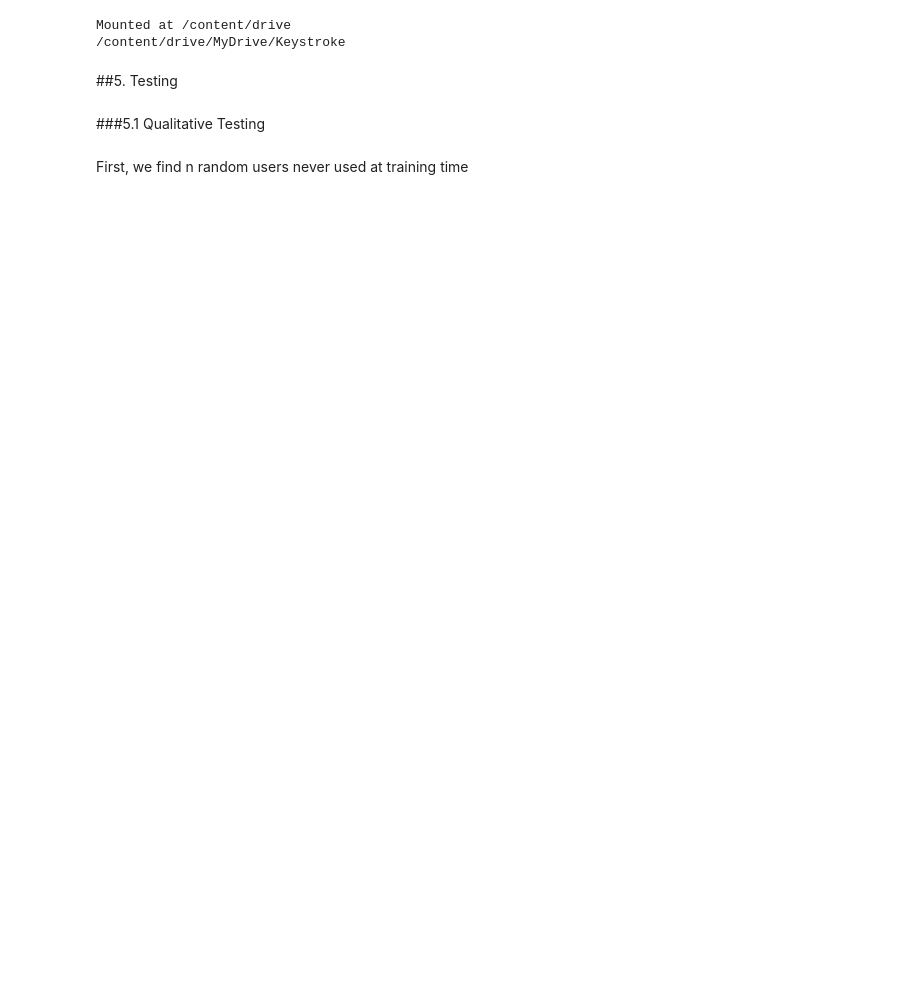
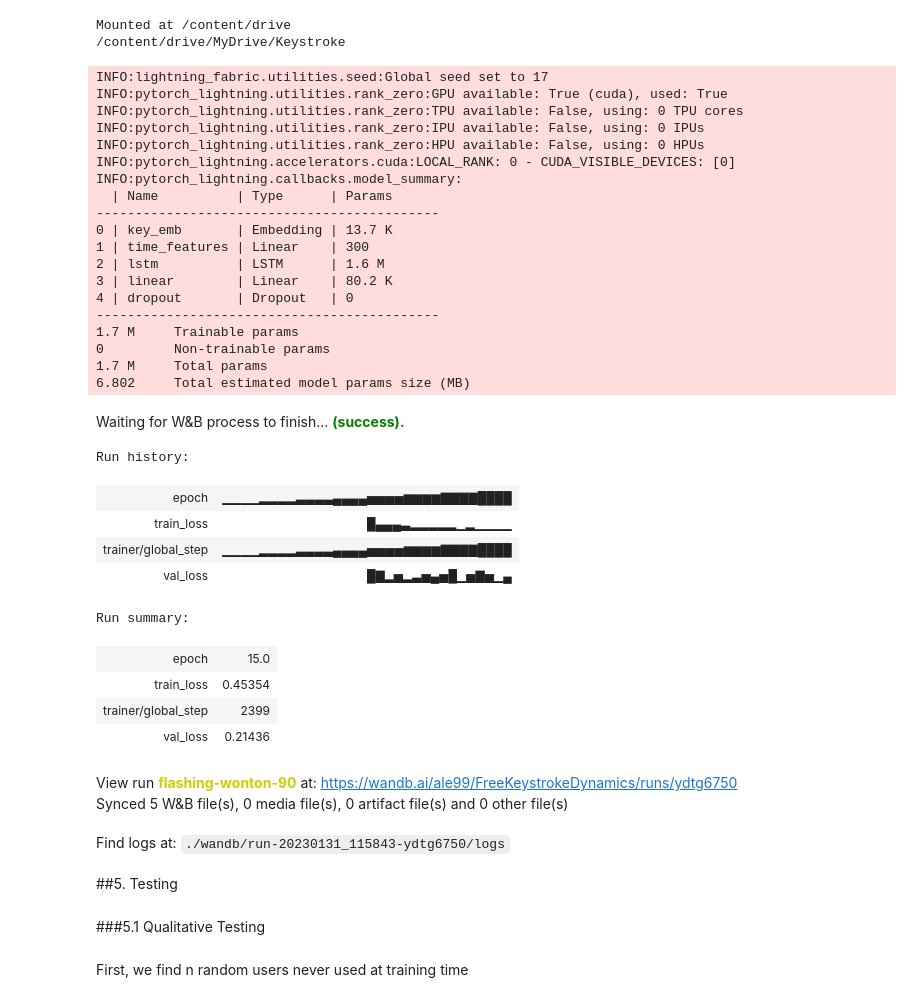
Before and after one commit to Alessandro1999/FreeKeystrokeDynamics, a Jupyter notebook: Contrastive_Learning_for_Keystroke_Dynamics.ipynb, the cells around one changed output. Cells and saved outputs as stored; diff of their text form; code cells hidden in the pictures; blank space fills up the shorter version.

```diff
--- a/Contrastive_Learning_for_Keystroke_Dynamics.ipynb
+++ b/Contrastive_Learning_for_Keystroke_Dynamics.ipynb
@@ -191,33 +197,0 @@ keycodes.json       100%[===================>]   3.44K  --.-KB/s    in 0s
-# %%
-#@title Hotfix on missing values (DEPRECATED)
-'''
-js_code_to_key[59] = ";"
-js_code_to_key[173] = "-"
-js_code_to_key[170] = "Backslash"
-js_code_to_key[171] = "*"
-js_code_to_key[160] = "ì"
-js_code_to_key[61] = "="
-js_code_to_key[163] = "#"
-js_code_to_key[63] = "?"
-js_code_to_key[58] = "."
-js_code_to_key[64] = "@"
-js_code_to_key[60] = "<"
-js_code_to_key[161] = "^"
-js_code_to_key[162] = "¢"
-js_code_to_key[164] = "$"
-js_code_to_key[165] = "ù"
-js_code_to_key[166] = "BrowserBack"
-js_code_to_key[167] = "BrowserForward"
-js_code_to_key[168] = "BrowserRefresh"
-js_code_to_key[169] = ")"
-js_code_to_key[172] = "|"
-js_code_to_key[174] = "AudioVolumeDown"
-js_code_to_key[175] = "AudioVolumeUp"
-js_code_to_key[0] = "Unidentified"
-js_key_to_code["BKSP"] = 8
-
-
-for code,key in js_code_to_key.items():
-    if key not in js_key_to_code:
-        js_key_to_code[key] = code
-'''
@@ -630,10 +602,10 @@ class RandomLazySiameseDataset(torch.utils.data.Dataset):
 
     def __getitem__(self, idx : int) -> Dict[str,torch.Tensor]:
         # whether to pick a genuine or a false twin
-        pick_genuine = bool(random.randint(0,1))
+        pick_genuine : float = random.random()
 
         # we want a genuine couple
-        if pick_genuine:
+        if pick_genuine < genuine_prob:
             sample_idx = idx % 15
             twin_idx = sample_idx
             # sample until you pick a different twin than itself
@@ -919,7 +891,7 @@ class KeystrokeEncoder(SiameseModel):
 # %%
 #login
 wandb.login
-wandb.init(project='FreeKeystrokeDynamics', entity='ale99')#, id ="li4jgm0b", resume = "must" )
+wandb.init(project='FreeKeystrokeDynamics', entity='ale99')#, id ="2ra0yo6t", resume = "must" )
 wandb.run.name = run_name
 
 # lightning logger
@@ -935,4 +907,5 @@ wandb.config.batch_size = batch_size
 wandb.config.val_perc = perc
 wandb.config.train_batches_per_epoch = train_batches_per_epoch
 wandb.config.train_size = train_size
+wandb.config.genuine_prob = genuine_prob
 # %% [output]
@@ -965,18 +931,53 @@ Mounted at /content/drive
 # %%
 pl.seed_everything(seed)
 datamodule = KeystrokeDataModule(train_siamese,val_siamese)
+net = KeystrokeLSTM(embedding_dim = 100, time_dim = 100, hidden_size = 200, output_size = 200, bidirectional = True, lstm_layers = 2, alpha=2)
 #net = KeystrokeLSTM(time_dim = 100, embedding_dim = 100, hidden_size = 128, output_size = 200, dropout = 0.1, lstm_layers = 2, bidirectional = True)
-net = KeystrokeEncoder(time_dim = 100, embedding_dim = 100, dim_feedforward = 128, num_layers = 6, alpha = 2)
+#net = KeystrokeEncoder(time_dim = 100, embedding_dim = 100, dim_feedforward = 128, num_layers = 6, alpha = 2)
 
 
 trainer = pl.Trainer(max_epochs=50,
                          accelerator='gpu',
                          devices=1,
                          logger=logger,
                          callbacks=[checkpoint])
 
 trainer.fit(model=net, datamodule=datamodule)
 wandb.finish()
+# %% [output]
+INFO:lightning_fabric.utilities.seed:Global seed set to 17
+INFO:pytorch_lightning.utilities.rank_zero:GPU available: True (cuda), used: True
+INFO:pytorch_lightning.utilities.rank_zero:TPU available: False, using: 0 TPU cores
+INFO:pytorch_lightning.utilities.rank_zero:IPU available: False, using: 0 IPUs
+INFO:pytorch_lightning.utilities.rank_zero:HPU available: False, using: 0 HPUs
+INFO:pytorch_lightning.accelerators.cuda:LOCAL_RANK: 0 - CUDA_VISIBLE_DEVICES: [0]
+INFO:pytorch_lightning.callbacks.model_summary:
+  | Name          | Type      | Params
+--------------------------------------------
+0 | key_emb       | Embedding | 13.7 K
+1 | time_features | Linear    | 300
+2 | lstm          | LSTM      | 1.6 M
+3 | linear        | Linear    | 80.2 K
+4 | dropout       | Dropout   | 0
+--------------------------------------------
+1.7 M     Trainable params
+0         Non-trainable params
+1.7 M     Total params
+6.802     Total estimated model params size (MB)
+Waiting for W&B process to finish... (success).
+Run history:
+| epoch | ▁▁▁▁▂▂▂▂▃▃▃▃▄▄▄▄▅▅▅▅▆▆▆▆▇▇▇▇████ |
+| train_loss | █▄▄▄▃▂▂▂▂▂▁▂▁▁▁▁ |
+| trainer/global_step | ▁▁▁▁▂▂▂▂▃▃▃▃▄▄▄▄▅▅▅▅▆▆▆▆▇▇▇▇████ |
+| val_loss | █▇▂▅▂▃▅▄▅█▁▅▇▅▁▄ |
+Run summary:
+| epoch | 15.0 |
+| train_loss | 0.45354 |
+| trainer/global_step | 2399 |
+| val_loss | 0.21436 |
+View run flashing-wonton-90 at: https://wandb.ai/ale99/FreeKeystrokeDynamics/runs/ydtg6750
+Synced 5 W&B file(s), 0 media file(s), 0 artifact file(s) and 0 other file(s)
+Find logs at: ./wandb/run-20230131_115843-ydtg6750/logs
 # %% [markdown]
 ##5. Testing
 # %% [markdown]
```
Also changed, not shown: parts of 26 cells of this notebook.
